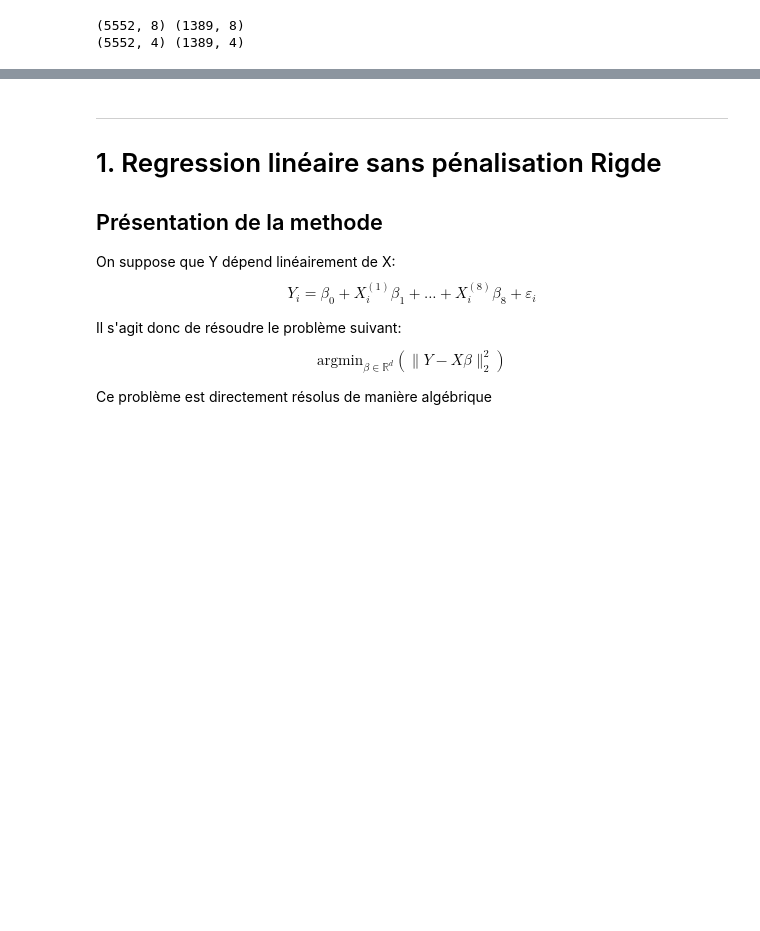
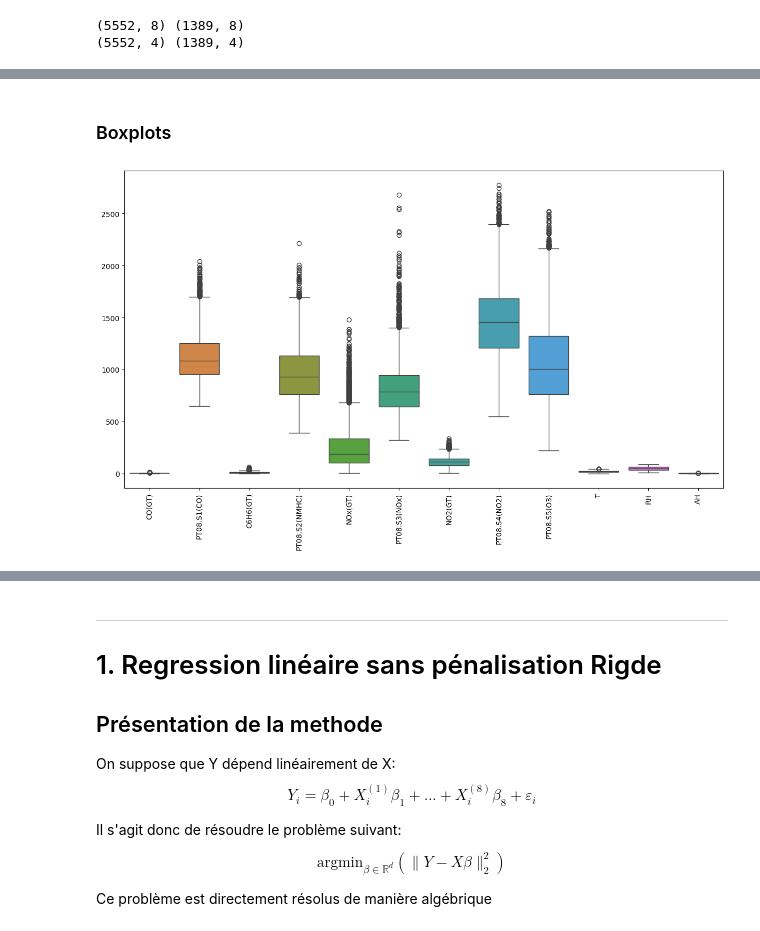
Before and after one commit to NourBouabid/regression_air_quality, a Jupyter notebook: notebookfinale.ipynb, the cells around one changed output, grey strips where cells are left out. Drawn from its saved outputs; the diff is of its cells as text; code cells hidden in the pictures; blank space fills up the shorter version.

```diff
--- a/notebookfinale.ipynb
+++ b/notebookfinale.ipynb
@@ -136,0 +192,9 @@ targets = ['CO(GT)', 'C6H6(GT)', 'NOx(GT)', 'NO2(GT)']
+# %% [markdown]
+### Boxplots
+# %%
+plt.figure(figsize=(15,8))
+sns.boxplot(data=Dataset.select_dtypes(include=[np.number]))
+plt.xticks(rotation=90)
+plt.show()
+# %% [output]
+[figure, added]
```
Also changed, not shown: parts of 16 cells of this notebook.
